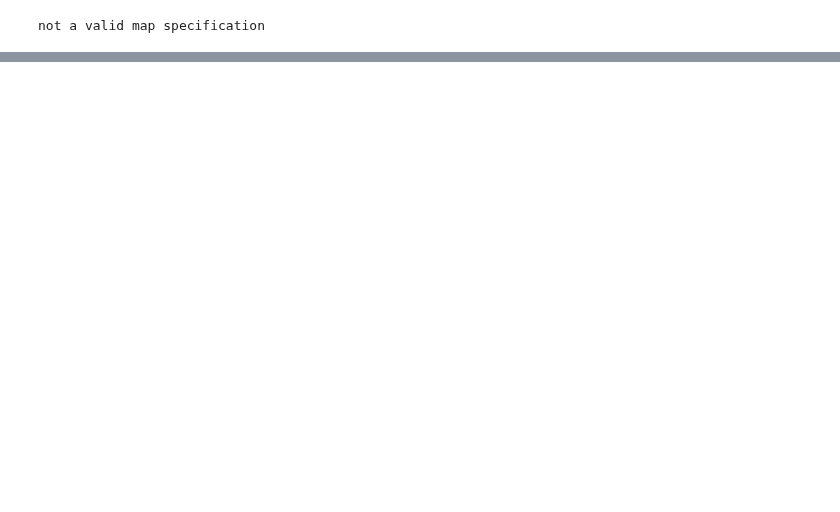
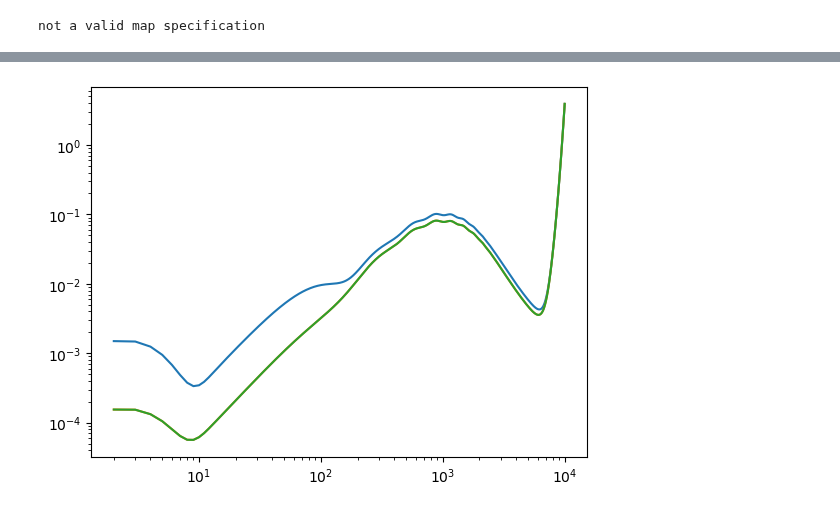
Before and after one commit to deepskies/DeepCMBsim, a Jupyter notebook: notebooks/simcmb_example.ipynb, the cells around one changed output, grey strips where cells are left out. Cells and saved outputs as stored; diff of their text form; code cells hidden in the pictures; blank space fills up the shorter version.

```diff
--- a/notebooks/simcmb_example.ipynb
+++ b/notebooks/simcmb_example.ipynb
@@ -122,2 +93,0 @@ from 16:57:04.870191 P to 16:57:05.999750 P or 1.129559 seconds total
-# %%
-PM0.update_vals('r', 0.05, incamb=True)
@@ -151,0 +94,3 @@ PM0.Ydict.pars.Alens
+# %%
+new_YD = simcmb.Ydict(user_config="/Users/sammcd/simcmb/simcmb/outfiles/runid_230510162304075266_002278_params.yaml")
+new_PM = simcmb.PS_Maker(new_YD)
@@ -151,0 +99,7 @@ PM0.Ydict.pars.Alens
+# %%
+old_cls = {}
+with h5py.File("/Users/sammcd/simcmb/simcmb/outfiles/runid_230510162304075266_002278_results.h5", 'r') as f:
+    for k in f:
+        old_cls[k] = np.array(f[k])
+# %%
+new_cls = new_PM.get_cls()
@@ -151,0 +108,8 @@ PM0.Ydict.pars.Alens
+# %%
+plt.plot(new_cls['l'][2:], new_cls['clBB'][2:])
+plt.plot(new_cls['l'][2:], PM0.results['runid_230510162304075266_002278']['clBB'][2:])
+plt.plot(old_cls['l'][2:], old_cls['clBB'][2:])
+plt.loglog()
+plt.show()
+# %% [output]
+[figure, added]
```
Also changed, not shown: parts of 24 cells of this notebook, 2 other files.
